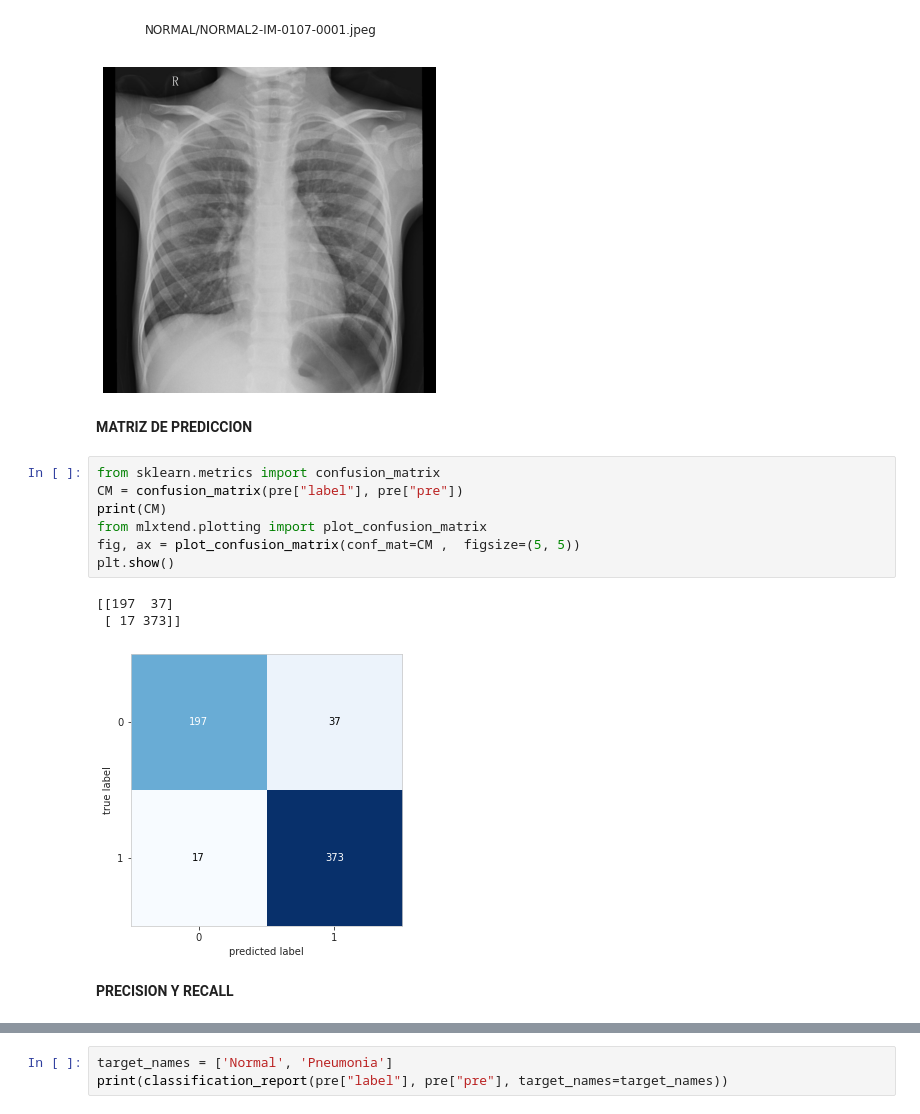
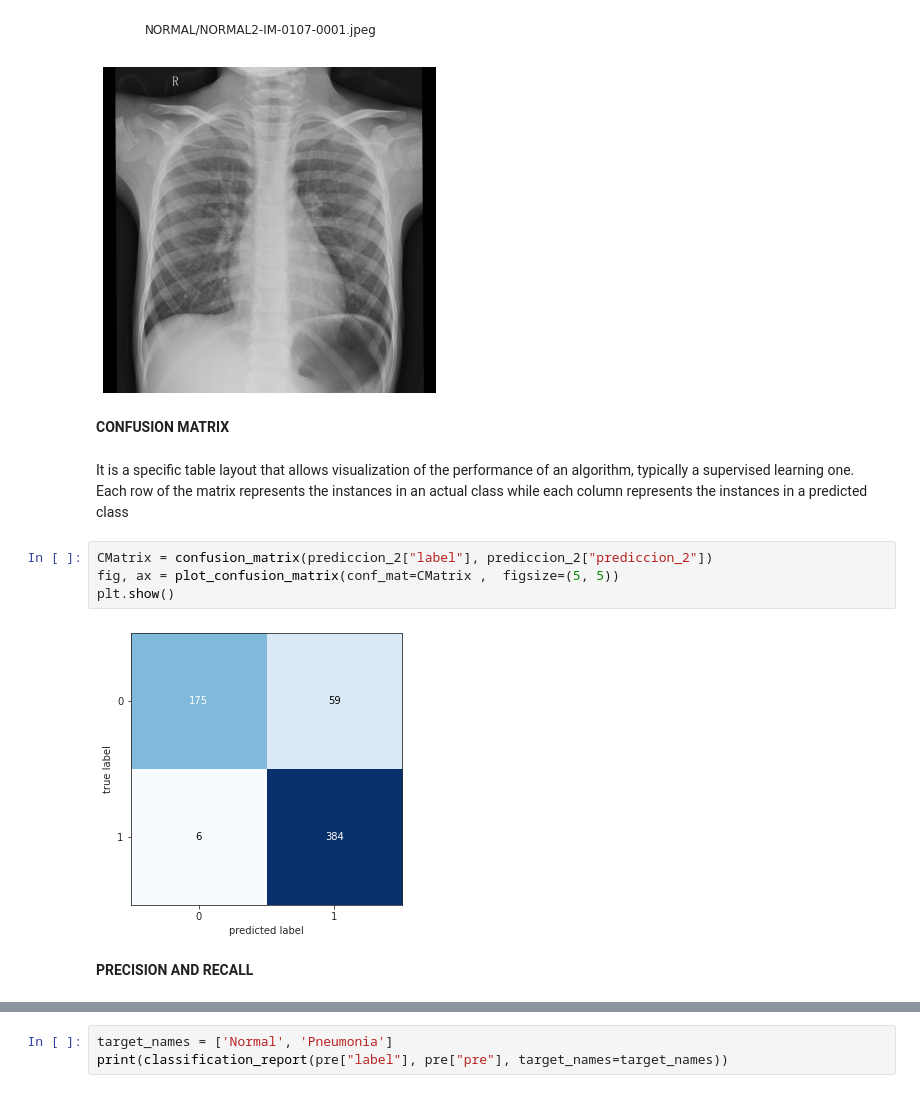
Before and after one commit to Albertogalred/Data-Science, a Jupyter notebook: NeumoX.ipynb, the cells around one changed output, grey strips where cells are left out. Saved outputs shown, nothing was run; the diff lists cells and outputs as text.

```diff
--- a/NeumoX.ipynb
+++ b/NeumoX.ipynb
@@ -409,18 +400,15 @@ plt.show()
 # %% [output]
 NORMAL/NORMAL2-IM-0107-0001.jpeg
 [figure]
-# %% [markdown]
-**MATRIZ DE PREDICCION**
+# %% [markdown]
+**CONFUSION MATRIX**
+# %% [markdown]
+It is a specific table layout that allows visualization of the performance of an algorithm, typically a supervised learning one. Each row of the matrix represents the instances in an actual class while each column represents the instances in a predicted class
 # %%
-from sklearn.metrics import confusion_matrix
-CM = confusion_matrix(pre["label"], pre["pre"])
-print(CM)
-from mlxtend.plotting import plot_confusion_matrix
-fig, ax = plot_confusion_matrix(conf_mat=CM ,  figsize=(5, 5))
+CMatrix = confusion_matrix(prediccion_2["label"], prediccion_2["prediccion_2"])
+fig, ax = plot_confusion_matrix(conf_mat=CMatrix ,  figsize=(5, 5))
 plt.show()
 # %% [output]
-[[197  37]
- [ 17 373]]
-[figure, old version]
+[figure, new version]
 # %% [markdown]
-**PRECISION Y RECALL**
+**PRECISION AND RECALL**
```
Also changed, not shown: parts of 27 cells of this notebook.
